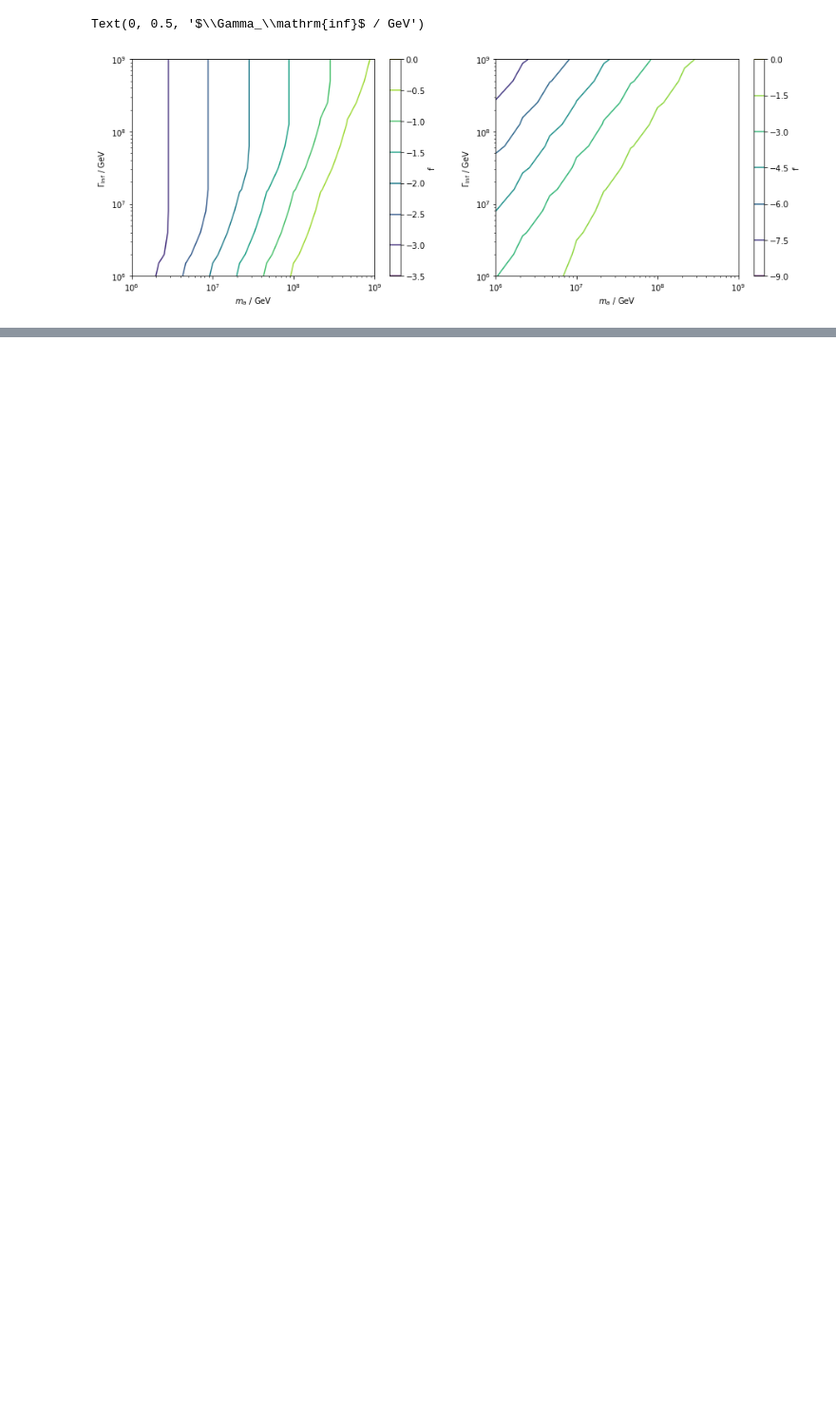
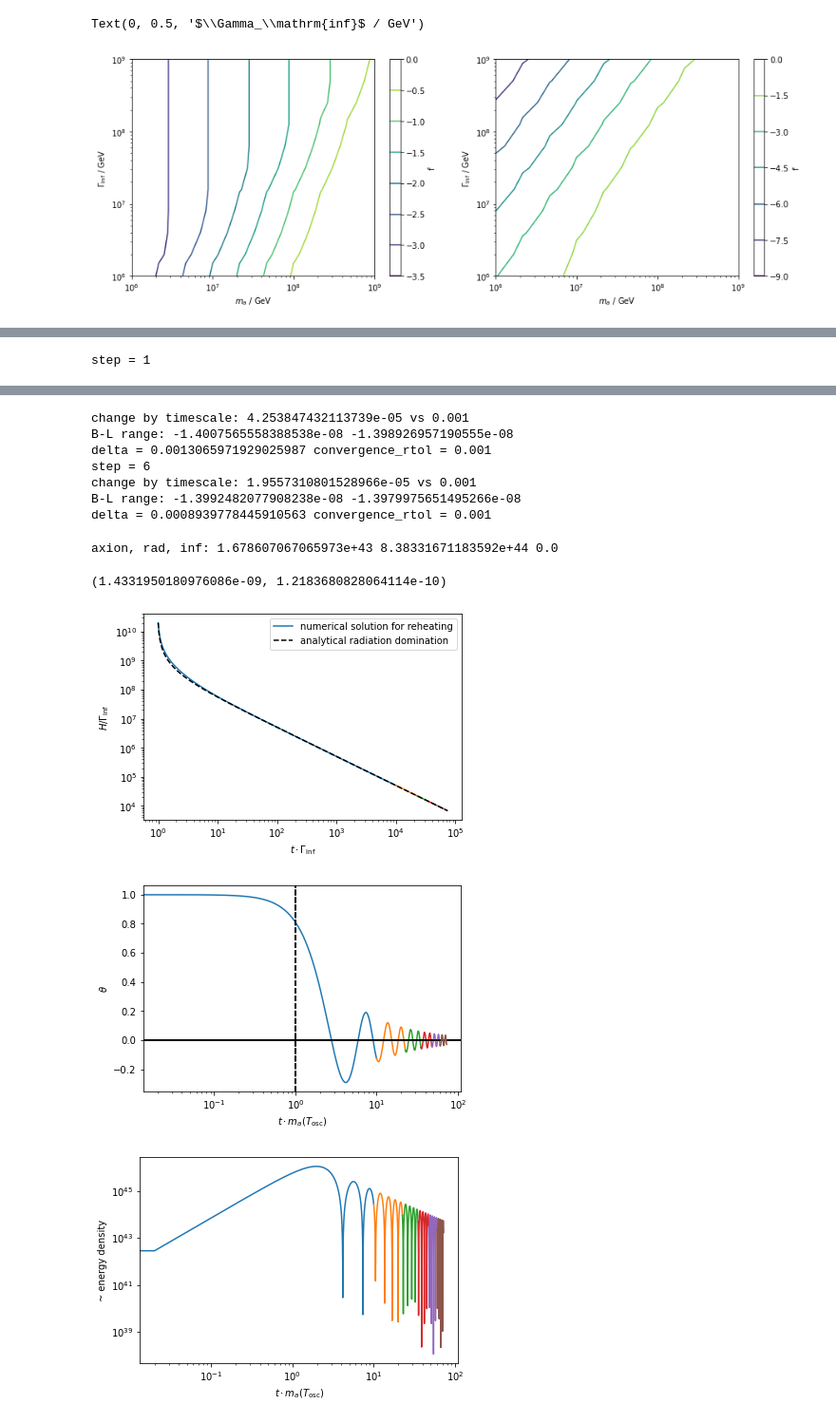
Before and after one commit to anna-jana/masters-project, a Jupyter notebook: transport_eq_in_time/test.ipynb, the cells around one changed output, grey strips where cells are left out. Shown at 95% size. Saved outputs shown, nothing was run; the diff lists cells and outputs as text; code cells hidden in the pictures; blank space fills up the shorter version.

```diff
--- a/transport_eq_in_time/test.ipynb
+++ b/transport_eq_in_time/test.ipynb
@@ -165,2 +186,9 @@ decay(1e9, 1e6, True)
 # %%
-compute_axion_decay(T_start, red_chem_B_minus_L, theta, theta_dot, m_a, f_a, axion_decay_rate)
+%run convergence.py
+H_inf = 2e10
+f_a = 3e14
+m_a = 1e6
+Gamma_inf = 1e9
+compute_asymmetry(H_inf, Gamma_inf, (m_a,), f_a, calc_init_time=True, debug=True)
+# %% [output]
+step = 1
@@ -166,0 +211,12 @@ compute_axion_decay(T_start, red_chem_B_minus_L, theta, theta_dot, m_a, f_a, axi
+change by timescale: 4.253847432113739e-05 vs 0.001
+B-L range: -1.4007565558388538e-08 -1.398926957190555e-08
+delta = 0.0013065971929025987 convergence_rtol = 0.001
+step = 6
+change by timescale: 1.9557310801528966e-05 vs 0.001
+B-L range: -1.3992482077908238e-08 -1.3979975651495266e-08
+delta = 0.0008939778445910563 convergence_rtol = 0.001
+axion, rad, inf: 1.678607067065973e+43 8.38331671183592e+44 0.0
+(1.4331950180976086e-09, 1.2183680828064114e-10)
+[figure, added]
+[figure, added]
+[figure, added]
```
Also changed, not shown: parts of 6 cells of this notebook, 3 other files.
